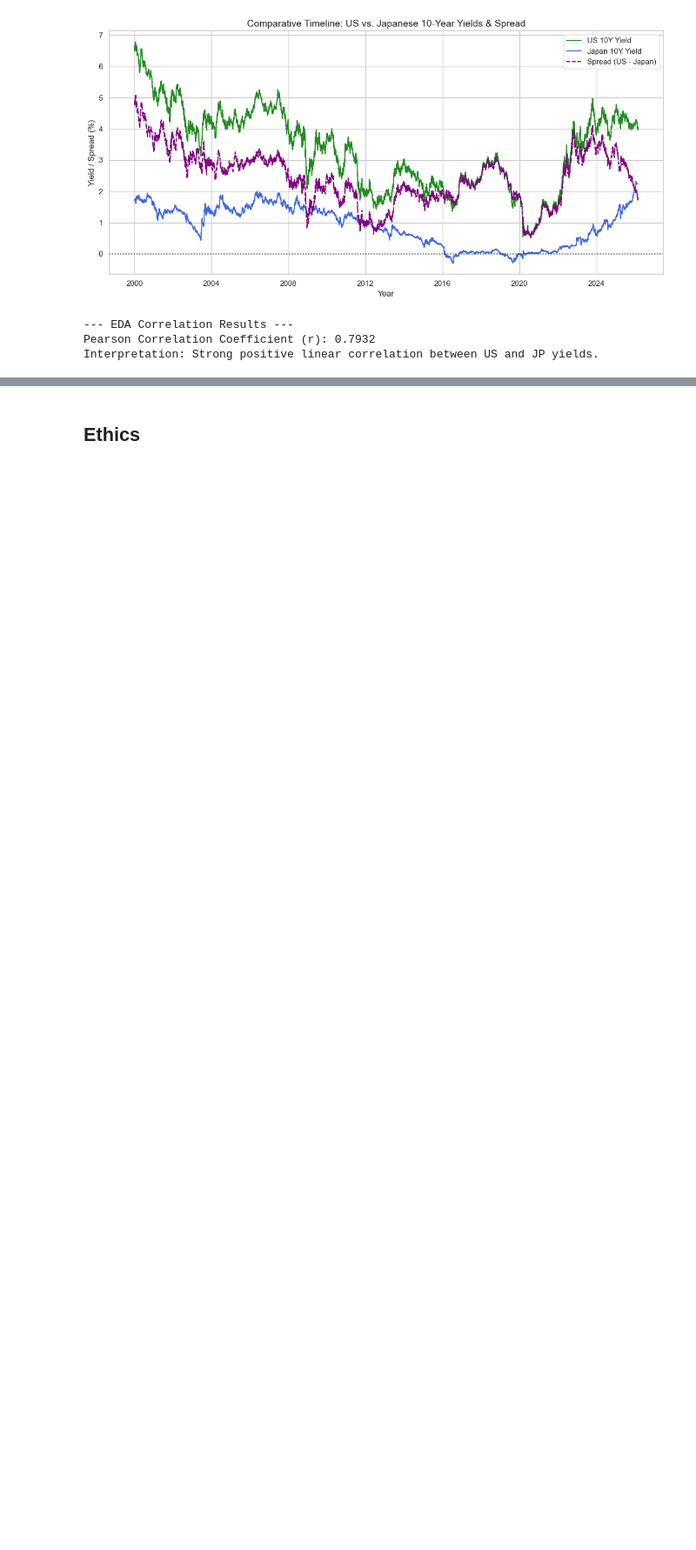
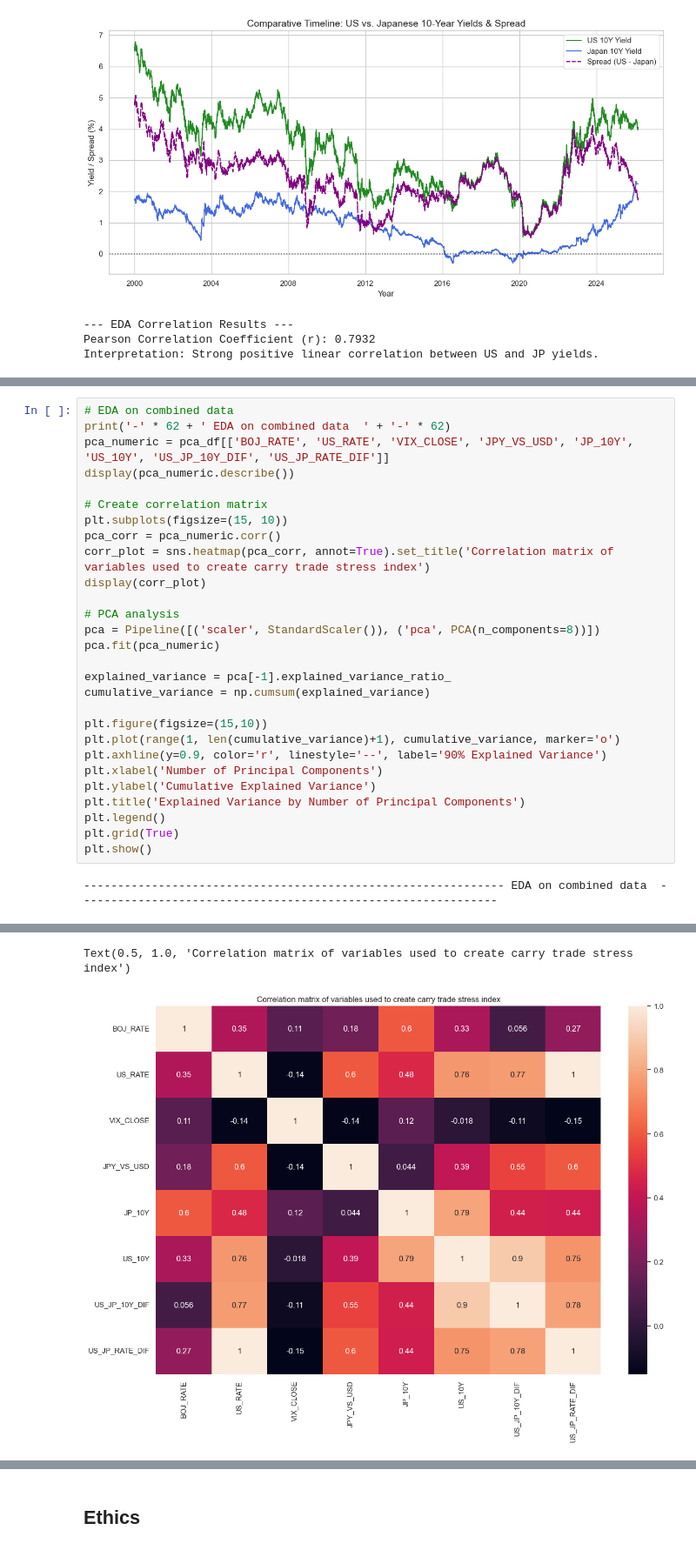
Before and after one commit to COGS108/Group024_WI26, a Jupyter notebook: 02-EDACheckpoint.ipynb, the cells around one changed output, grey strips where cells are left out. Shown at 87% size. Drawn from its saved outputs; the diff is of its cells as text; blank space fills up the shorter version.

```diff
--- a/02-EDACheckpoint.ipynb
+++ b/02-EDACheckpoint.ipynb
@@ -942,0 +964,30 @@ plt.show()
+# %%
+# EDA on combined data
+print('-' * 62 + ' EDA on combined data  ' + '-' * 62)
+pca_numeric = pca_df[['BOJ_RATE', 'US_RATE', 'VIX_CLOSE', 'JPY_VS_USD', 'JP_10Y', 'US_10Y', 'US_JP_10Y_DIF', 'US_JP_RATE_DIF']]
+display(pca_numeric.describe())
+
+# Create correlation matrix
+plt.subplots(figsize=(15, 10))
+pca_corr = pca_numeric.corr()
+corr_plot = sns.heatmap(pca_corr, annot=True).set_title('Correlation matrix of variables used to create carry trade stress index')
+display(corr_plot)
+
+# PCA analysis
+pca = Pipeline([('scaler', StandardScaler()), ('pca', PCA(n_components=8))])
+pca.fit(pca_numeric)
+
+explained_variance = pca[-1].explained_variance_ratio_
+cumulative_variance = np.cumsum(explained_variance)
+
+plt.figure(figsize=(15,10))
+plt.plot(range(1, len(cumulative_variance)+1), cumulative_variance, marker='o')
+plt.axhline(y=0.9, color='r', linestyle='--', label='90% Explained Variance')
+plt.xlabel('Number of Principal Components')
+plt.ylabel('Cumulative Explained Variance')
+plt.title('Explained Variance by Number of Principal Components')
+plt.legend()
+plt.grid(True)
+plt.show()
+# %% [output]
+-------------------------------------------------------------- EDA on combined data  --------------------------------------------------------------
@@ -942,0 +1003,2 @@ plt.show()
+Text(0.5, 1.0, 'Correlation matrix of variables used to create carry trade stress index')
+[figure, added]
```
Also changed, not shown: parts of 12 cells of this notebook.
